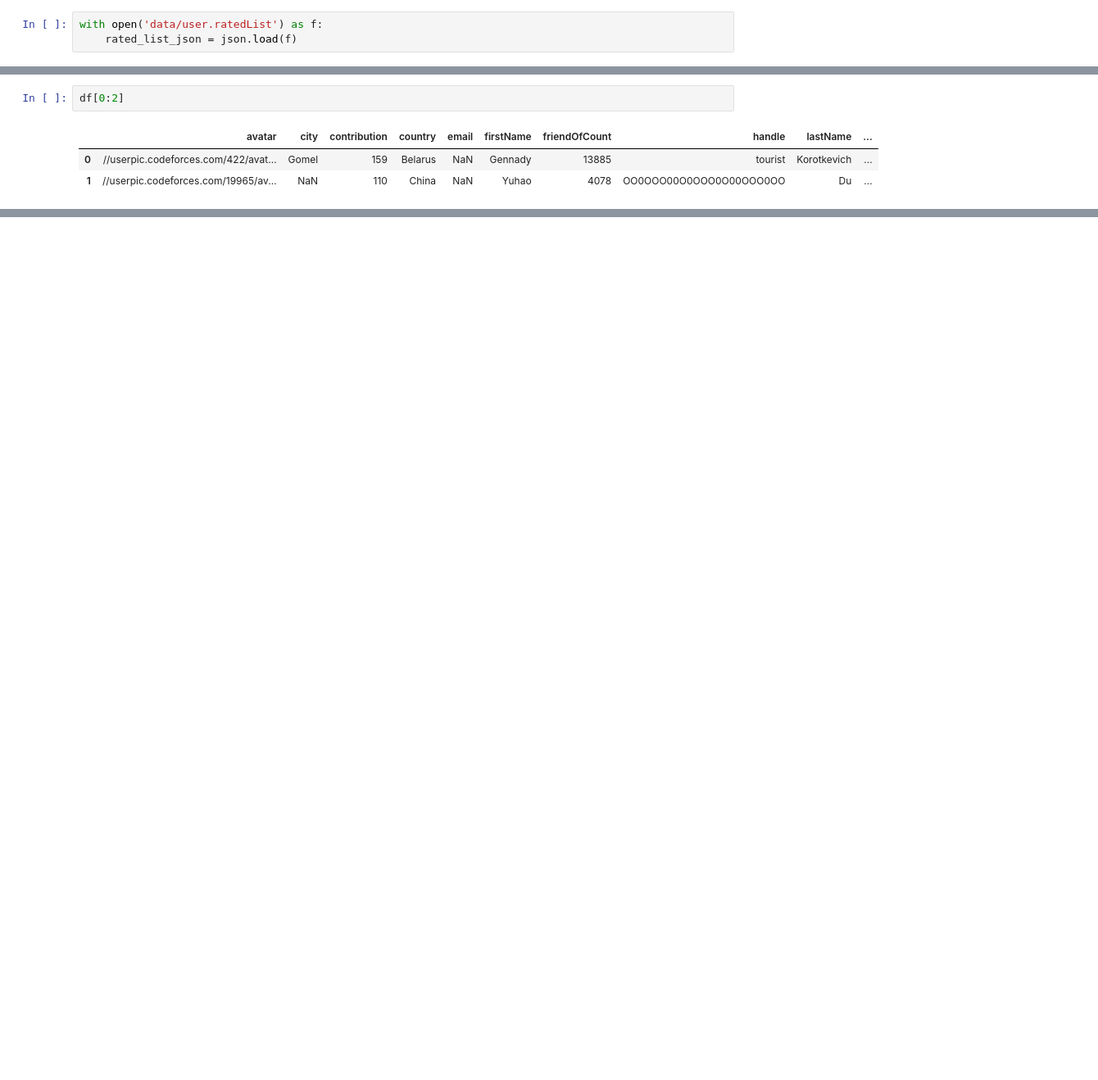
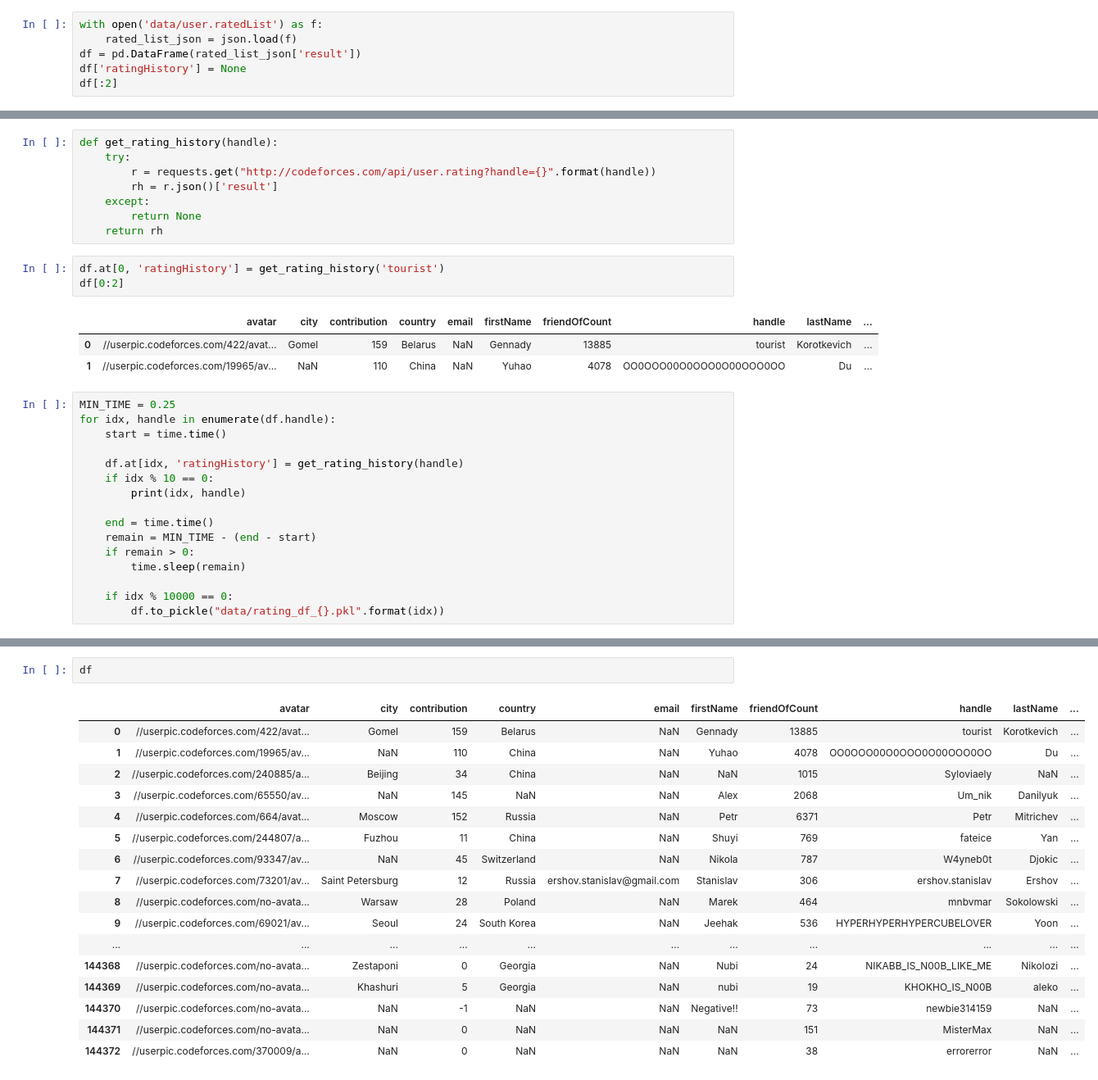
Before and after one commit to Chillee/CFRater, a Jupyter notebook: user-rating-table.ipynb, the cells around one changed output, grey strips where cells are left out. Shown at 82% size. Cells and saved outputs as stored; diff of their text form; blank space fills up the shorter version.

Commit message:
Update user-rating-table notebook to collect rating history

```diff
--- a/user-rating-table.ipynb
+++ b/user-rating-table.ipynb
@@ -8,3 +10,6 @@ import pandas as pd
 # %%
 with open('data/user.ratedList') as f:
     rated_list_json = json.load(f)
+df = pd.DataFrame(rated_list_json['result'])
+df['ratingHistory'] = None
+df[:2]
@@ -13,6 +20,31 @@ df = pd.DataFrame(rated_list_json['result'])
+# %%
+def get_rating_history(handle):
+    try:
+        r = requests.get("http://codeforces.com/api/user.rating?handle={}".format(handle))
+        rh = r.json()['result']
+    except:
+        return None
+    return rh
 # %%
+df.at[0, 'ratingHistory'] = get_rating_history('tourist')
 df[0:2]
 # %% [output]
 |  | avatar | city | contribution | country | email | firstName | friendOfCount | handle | lastName | ... |
 | 0 | //userpic.codeforces.com/422/avat... | Gomel | 159 | Belarus | NaN | Gennady | 13885 | tourist | Korotkevich | ... |
 | 1 | //userpic.codeforces.com/19965/av... | NaN | 110 | China | NaN | Yuhao | 4078 | OO0OOO00O0OOO0O00OOO0OO | Du | ... |
+# %%
+MIN_TIME = 0.25
+for idx, handle in enumerate(df.handle):
+    start = time.time()
+
+    df.at[idx, 'ratingHistory'] = get_rating_history(handle)
+    if idx % 10 == 0:
+        print(idx, handle)
+
+    end = time.time()
+    remain = MIN_TIME - (end - start)
+    if remain > 0:
+        time.sleep(remain)
+
+    if idx % 10000 == 0:
+        df.to_pickle("data/rating_df_{}.pkl".format(idx))
@@ -18,0 +70,20 @@ df[0:2]
+# %%
+df
+# %% [output]
+|  | avatar | city | contribution | country | email | firstName | friendOfCount | handle | lastName | ... |
+| 0 | //userpic.codeforces.com/422/avat... | Gomel | 159 | Belarus | NaN | Gennady | 13885 | tourist | Korotkevich | ... |
+| 1 | //userpic.codeforces.com/19965/av... | NaN | 110 | China | NaN | Yuhao | 4078 | OO0OOO00O0OOO0O00OOO0OO | Du | ... |
+| 2 | //userpic.codeforces.com/240885/a... | Beijing | 34 | China | NaN | NaN | 1015 | Syloviaely | NaN | ... |
+| 3 | //userpic.codeforces.com/65550/av... | NaN | 145 | NaN | NaN | Alex | 2068 | Um_nik | Danilyuk | ... |
+| 4 | //userpic.codeforces.com/664/avat... | Moscow | 152 | Russia | NaN | Petr | 6371 | Petr | Mitrichev | ... |
+| 5 | //userpic.codeforces.com/244807/a... | Fuzhou | 11 | China | NaN | Shuyi | 769 | fateice | Yan | ... |
+| 6 | //userpic.codeforces.com/93347/av... | NaN | 45 | Switzerland | NaN | Nikola | 787 | W4yneb0t | Djokic | ... |
+| 7 | //userpic.codeforces.com/73201/av... | Saint Petersburg | 12 | Russia | ershov.stanislav@gmail.com | Stanislav | 306 | ershov.stanislav | Ershov | ... |
+| 8 | //userpic.codeforces.com/no-avata... | Warsaw | 28 | Poland | NaN | Marek | 464 | mnbvmar | Sokolowski | ... |
+| 9 | //userpic.codeforces.com/69021/av... | Seoul | 24 | South Korea | NaN | Jeehak | 536 | HYPERHYPERHYPERCUBELOVER | Yoon | ... |
+| ... | ... | ... | ... | ... | ... | ... | ... | ... | ... | ... |
+| 144368 | //userpic.codeforces.com/no-avata... | Zestaponi | 0 | Georgia | NaN | Nubi | 24 | NIKABB_IS_N00B_LIKE_ME | Nikolozi | ... |
+| 144369 | //userpic.codeforces.com/no-avata... | Khashuri | 5 | Georgia | NaN | nubi | 19 | KHOKHO_IS_N00B | aleko | ... |
+| 144370 | //userpic.codeforces.com/no-avata... | NaN | -1 | NaN | NaN | Negative!! | 73 | newbie314159 | NaN | ... |
+| 144371 | //userpic.codeforces.com/no-avata... | NaN | 0 | NaN | NaN | NaN | 151 | MisterMax | NaN | ... |
+| 144372 | //userpic.codeforces.com/370009/a... | NaN | 0 | NaN | NaN | NaN | 38 | errorerror | NaN | ... |
```
Also changed, not shown: parts of 5 cells of this notebook.
